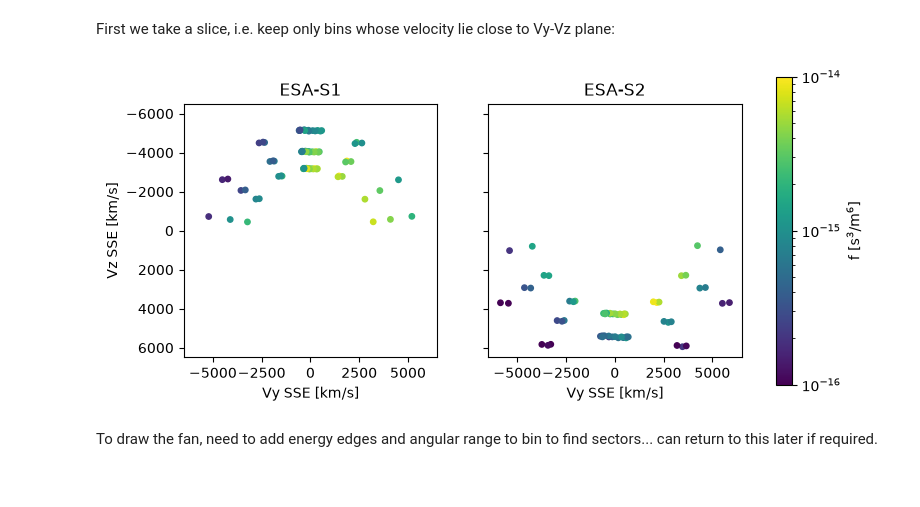
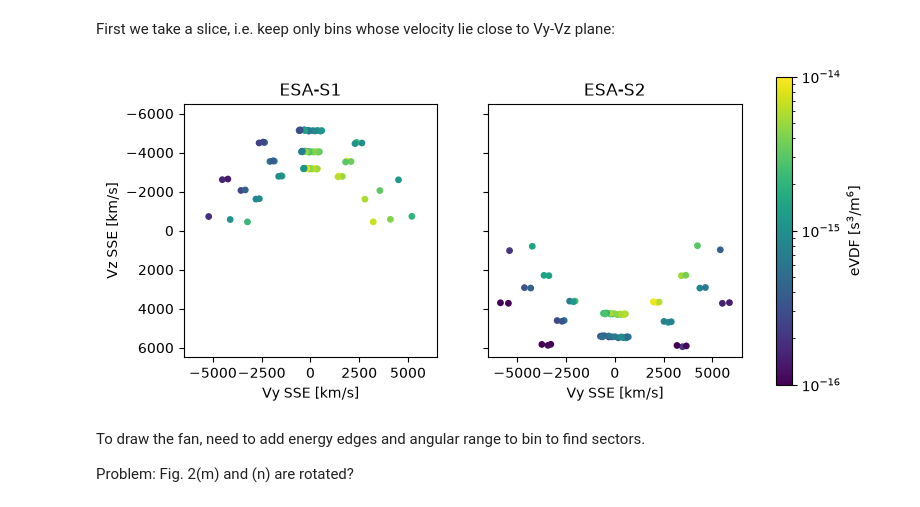
Before and after one commit to yulunwu000/artemis-lunar-plasma, a Jupyter notebook: notebooks/03_kaguya_test.ipynb, the cells around one changed output. Saved outputs shown, nothing was run; the diff lists cells and outputs as text; code cells hidden in the pictures.

```diff
--- a/notebooks/03_kaguya_test.ipynb
+++ b/notebooks/03_kaguya_test.ipynb
@@ -315,19 +317,23 @@ Each point is one row in the file (i.e. one direction at one energy). Each senso
 First we take a slice, i.e. keep only bins whose velocity lie close to Vy-Vz plane:
 # %%
 fig, axes = plt.subplots(1, 2, figsize=(9, 4), sharex=True, sharey=True)
+
 for ax, d, name in zip(axes, [d1, d2], ['ESA-S1', 'ESA-S2']):
     vmag = np.linalg.norm(d[:, :3], axis=1) # speed of each bin
     near = np.abs(d[:, 0]) / vmag < np.sin(np.radians(20)) # within \pm 20 degrees of the Vy–Vz plane
     sc = ax.scatter(d[near, 1], d[near, 2], c=d[near, 3], s=15,
                     norm=LogNorm(1e-16, 1e-14), cmap='viridis')
     ax.set_title(name)
     ax.set_xlabel('Vy SSE [km/s]')
     ax.set_aspect('equal')
+
 axes[0].set_ylabel('Vz SSE [km/s]')
 axes[0].set_xlim(-6500, 6500); axes[0].set_ylim(6500, -6500) # Vz flipped to match Ogino
-fig.colorbar(sc, ax=axes, label='f [s$^3$/m$^6$]')
+fig.colorbar(sc, ax=axes, label='eVDF [s$^3$/m$^6$]')
 plt.show()
 # %% [output]
-[figure, old version]
+[figure, new version]
 # %% [markdown]
-To draw the fan, need to add energy edges and angular range to bin to find sectors... can return to this later if required.
+To draw the fan, need to add energy edges and angular range to bin to find sectors.
+
+Problem: Fig. 2(m) and (n) are rotated?
```
Also changed, not shown: parts of 6 cells of this notebook.
